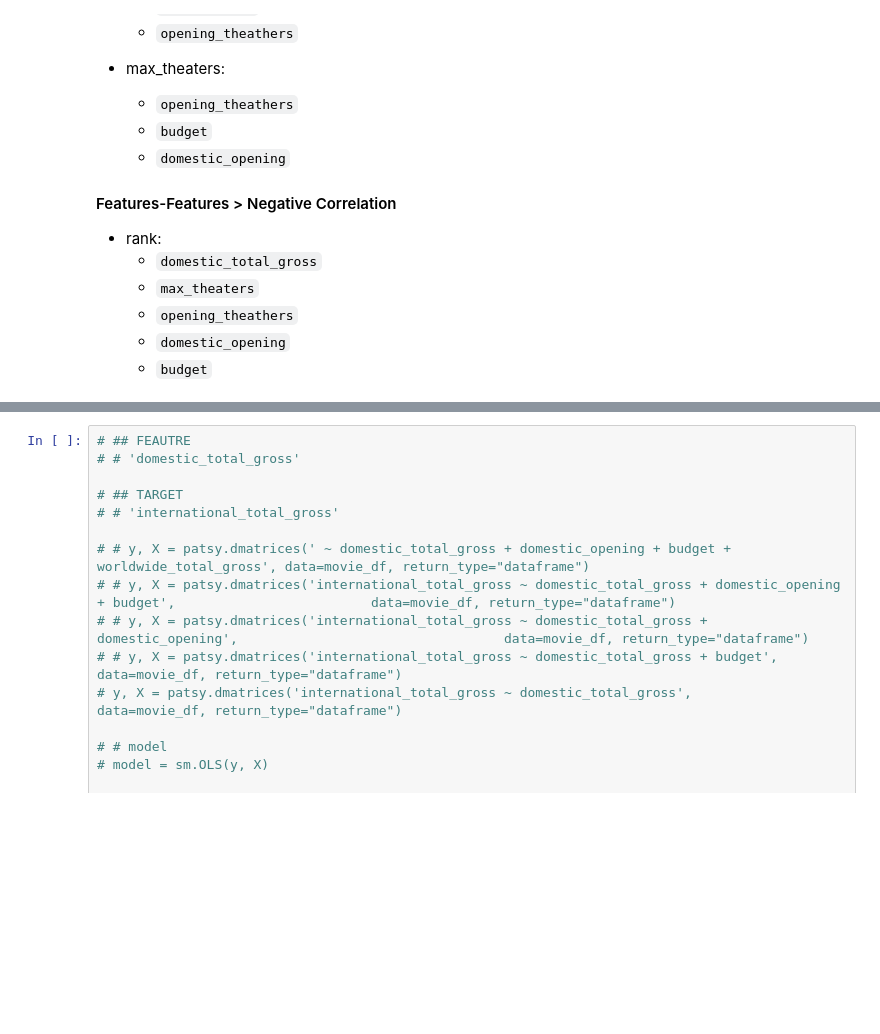
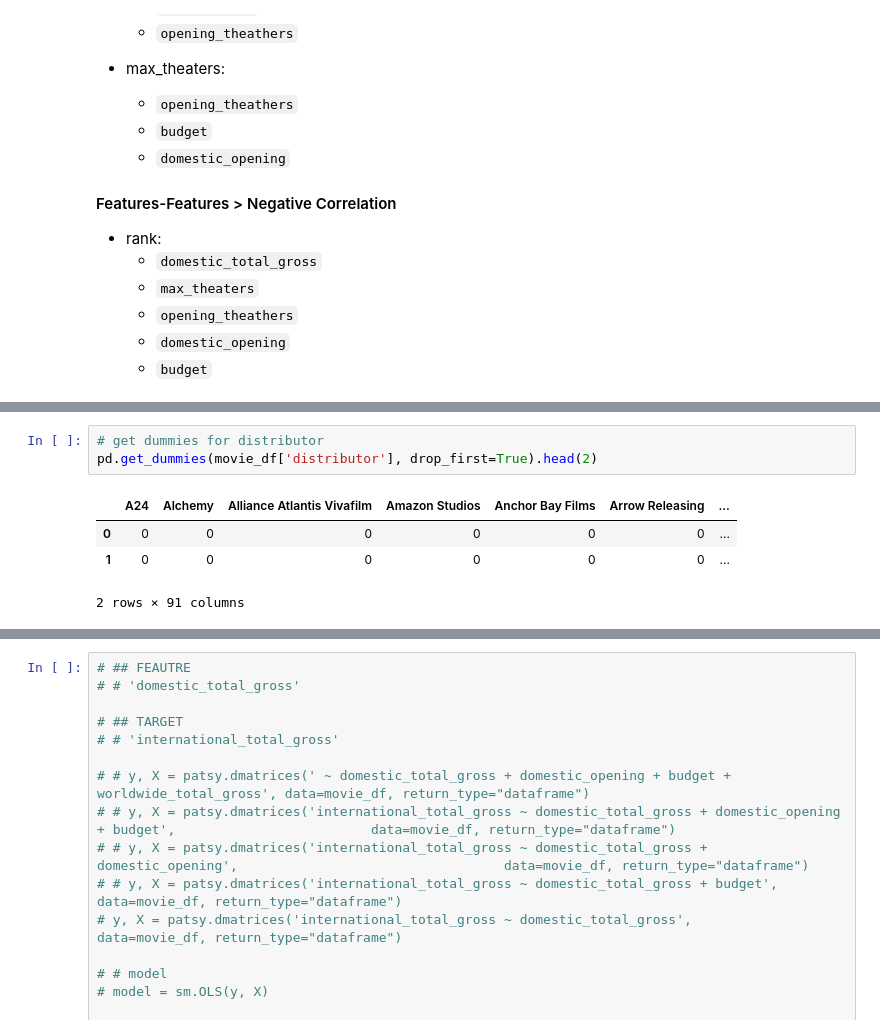
Before and after one commit to slp22/regression-project, a Jupyter notebook: adaptation_movies_regression.ipynb, the cells around one changed output, grey strips where cells are left out. Drawn from its saved outputs; the diff is of its cells as text; blank space fills up the shorter version.

```diff
--- a/adaptation_movies_regression.ipynb
+++ b/adaptation_movies_regression.ipynb
@@ -80,0 +148,8 @@ Predictor is highly corrolated with `worldwide_total_gross`; has known multicoll
+# %%
+# get dummies for distributor
+pd.get_dummies(movie_df['distributor'], drop_first=True).head(2)
+# %% [output]
+|  | A24 | Alchemy | Alliance Atlantis Vivafilm | Amazon Studios | Anchor Bay Films | Arrow Releasing | ... |
+| 0 | 0 | 0 | 0 | 0 | 0 | 0 | ... |
+| 1 | 0 | 0 | 0 | 0 | 0 | 0 | ... |
+2 rows × 91 columns
```
Also changed, not shown: parts of 54 cells of this notebook.
